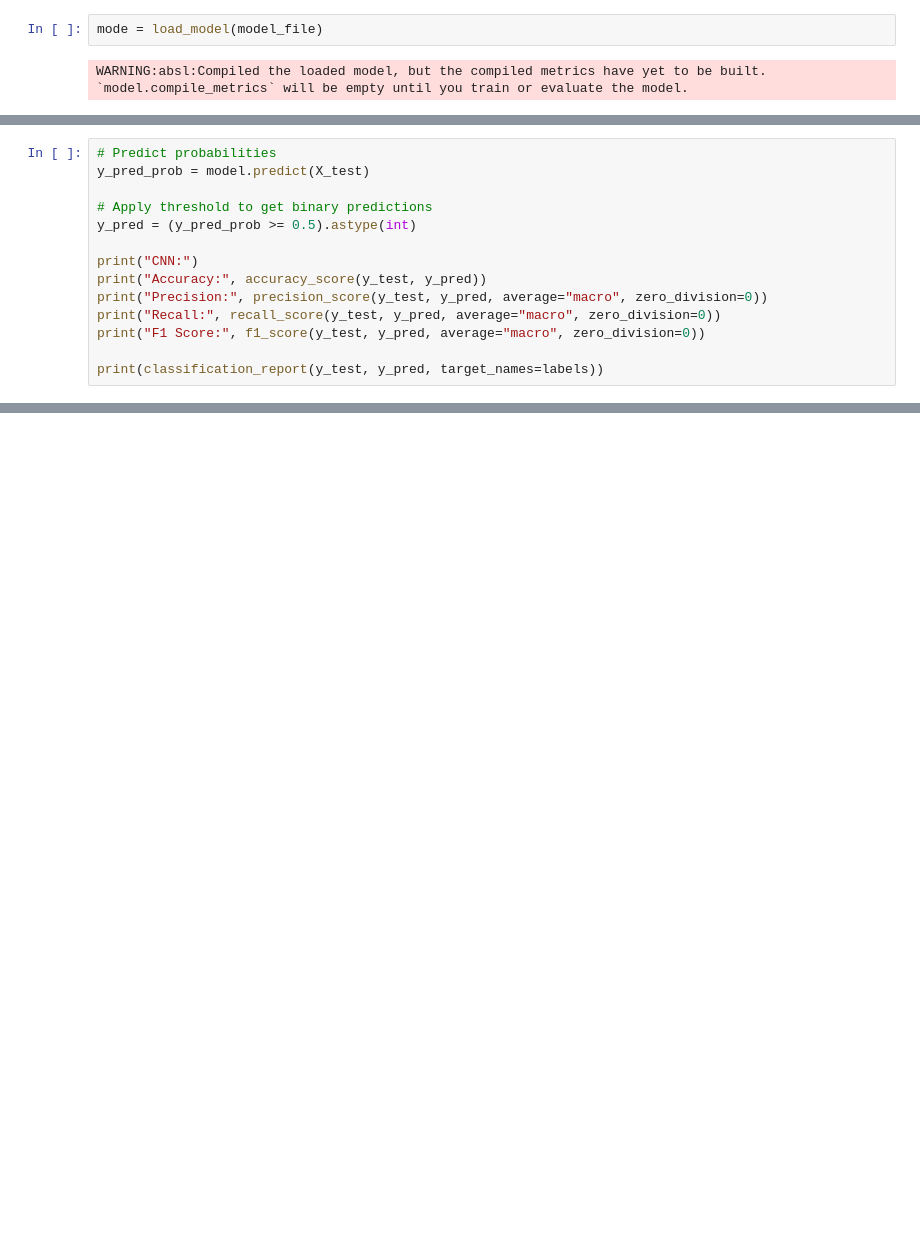
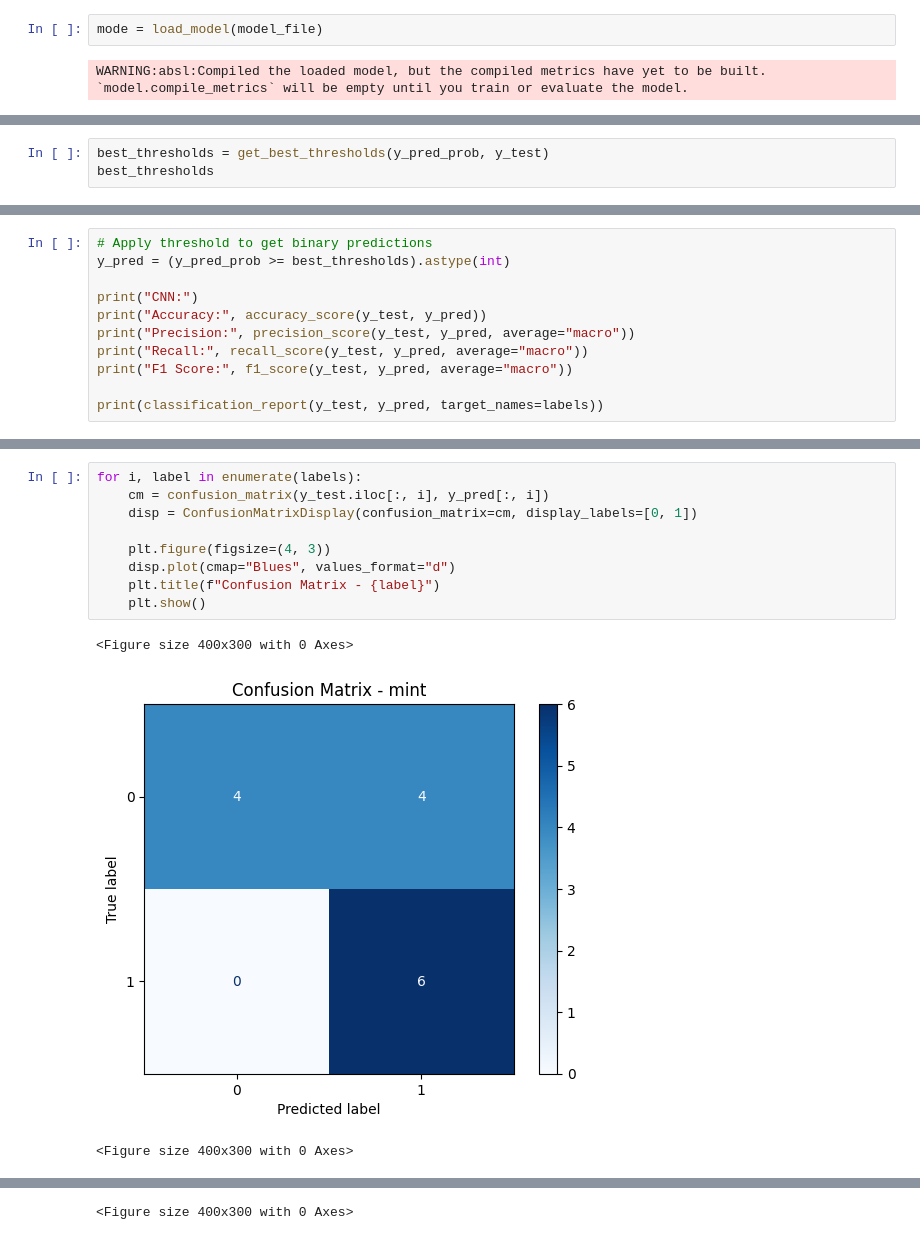
Before and after one commit to patorsiang/rugpull-detection-msc-kent-2025, a Jupyter notebook: ml/notebooks/experiment/opcode_frequency_model_with_crpwarner-CNN.ipynb, the cells around one changed output, grey strips where cells are left out. Saved outputs shown, nothing was run; the diff lists cells and outputs as text; blank space fills up the shorter version.

```diff
--- a/ml/notebooks/experiment/opcode_frequency_model_with_crpwarner-CNN.ipynb
+++ b/ml/notebooks/experiment/opcode_frequency_model_with_crpwarner-CNN.ipynb
@@ -147,0 +155,3 @@ Restored model, accuracy: 71.43%
+# %%
+best_thresholds = get_best_thresholds(y_pred_prob, y_test)
+best_thresholds
@@ -148,15 +160,12 @@ Restored model, accuracy: 71.43%
 # %%
-# Predict probabilities
-y_pred_prob = model.predict(X_test)
-
 # Apply threshold to get binary predictions
-y_pred = (y_pred_prob >= 0.5).astype(int)
+y_pred = (y_pred_prob >= best_thresholds).astype(int)
 
 print("CNN:")
 print("Accuracy:", accuracy_score(y_test, y_pred))
-print("Precision:", precision_score(y_test, y_pred, average="macro", zero_division=0))
-print("Recall:", recall_score(y_test, y_pred, average="macro", zero_division=0))
-print("F1 Score:", f1_score(y_test, y_pred, average="macro", zero_division=0))
+print("Precision:", precision_score(y_test, y_pred, average="macro"))
+print("Recall:", recall_score(y_test, y_pred, average="macro"))
+print("F1 Score:", f1_score(y_test, y_pred, average="macro"))
 
 print(classification_report(y_test, y_pred, target_names=labels))
 # %% [output]
@@ -178,0 +187,13 @@ weighted avg       0.25      0.39      0.30        18
+# %%
+for i, label in enumerate(labels):
+    cm = confusion_matrix(y_test.iloc[:, i], y_pred[:, i])
+    disp = ConfusionMatrixDisplay(confusion_matrix=cm, display_labels=[0, 1])
+
+    plt.figure(figsize=(4, 3))
+    disp.plot(cmap="Blues", values_format="d")
+    plt.title(f"Confusion Matrix - {label}")
+    plt.show()
+# %% [output]
+<Figure size 400x300 with 0 Axes>
+[figure, added]
+<Figure size 400x300 with 0 Axes>
@@ -178,0 +201 @@ weighted avg       0.25      0.39      0.30        18
+<Figure size 400x300 with 0 Axes>
```
Also changed, not shown: parts of 9 cells of this notebook, 4 other files.
